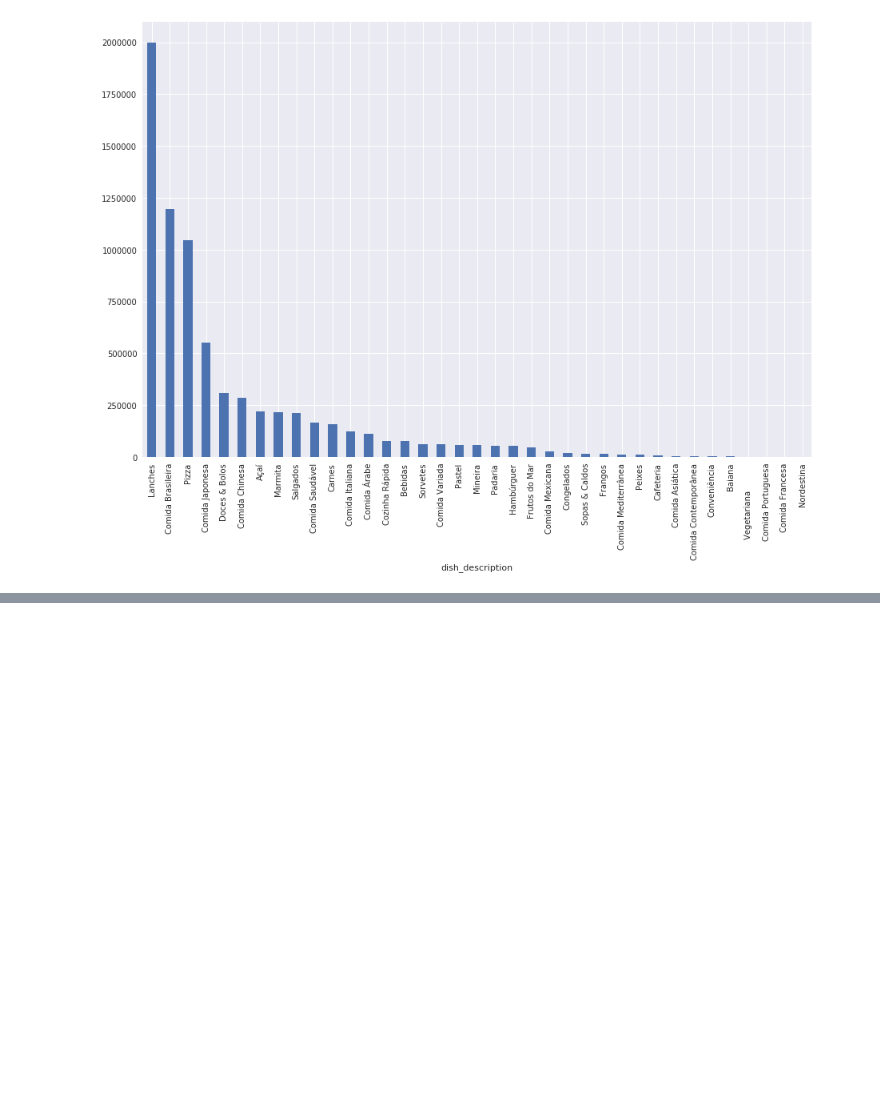
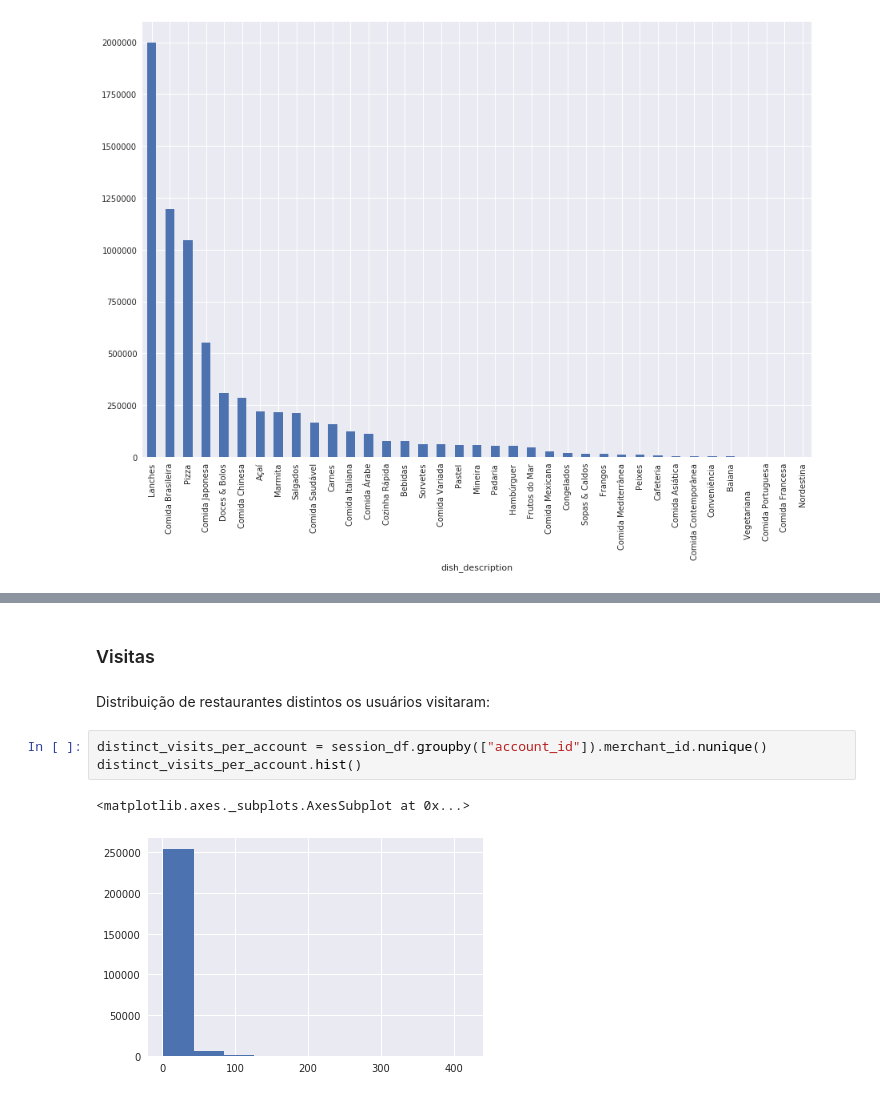
Before and after one commit to deeplearningbrasil/mars-gym, a Jupyter notebook: EDA.ipynb, the cells around one changed output, grey strips where cells are left out. Saved outputs shown, nothing was run; the diff lists cells and outputs as text; blank space fills up the shorter version.

```diff
--- a/EDA.ipynb
+++ b/EDA.ipynb
@@ -400,0 +463,10 @@ visits_per_dish.sort_values(ascending=False).plot(kind="bar", figsize=(15, 10))
+# %% [markdown]
+### Visitas
+# %% [markdown]
+Distribuição de restaurantes distintos os usuários visitaram:
+# %%
+distinct_visits_per_account = session_df.groupby(["account_id"]).merchant_id.nunique()
+distinct_visits_per_account.hist()
+# %% [output]
+<matplotlib.axes._subplots.AxesSubplot at 0x...>
+[figure, added]
```
Also changed, not shown: parts of 47 cells of this notebook.
